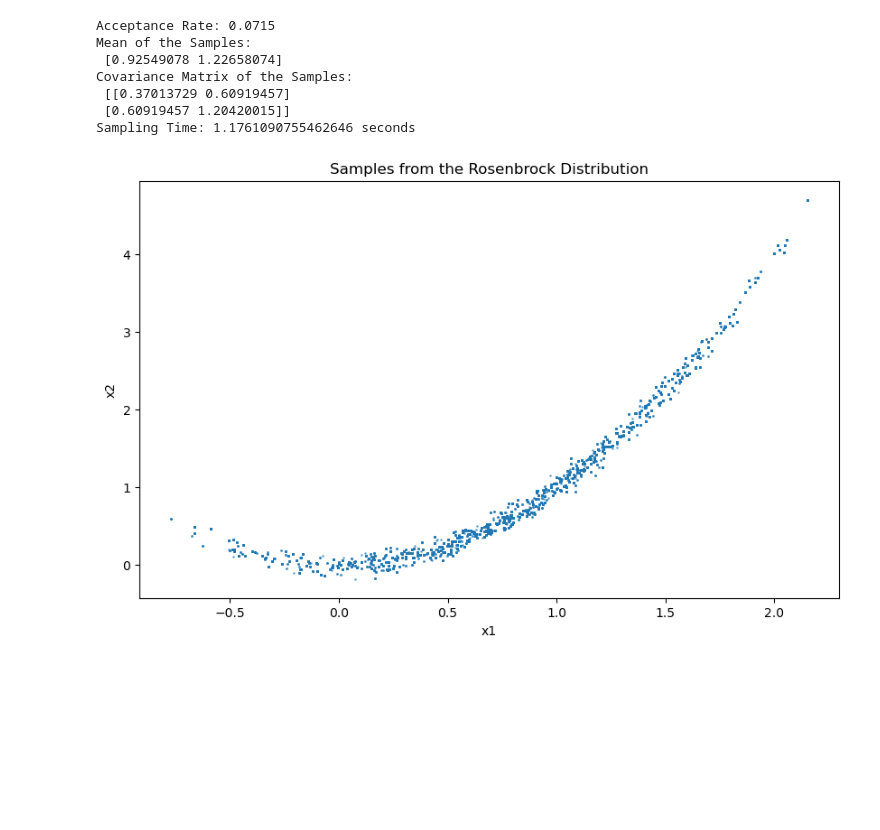
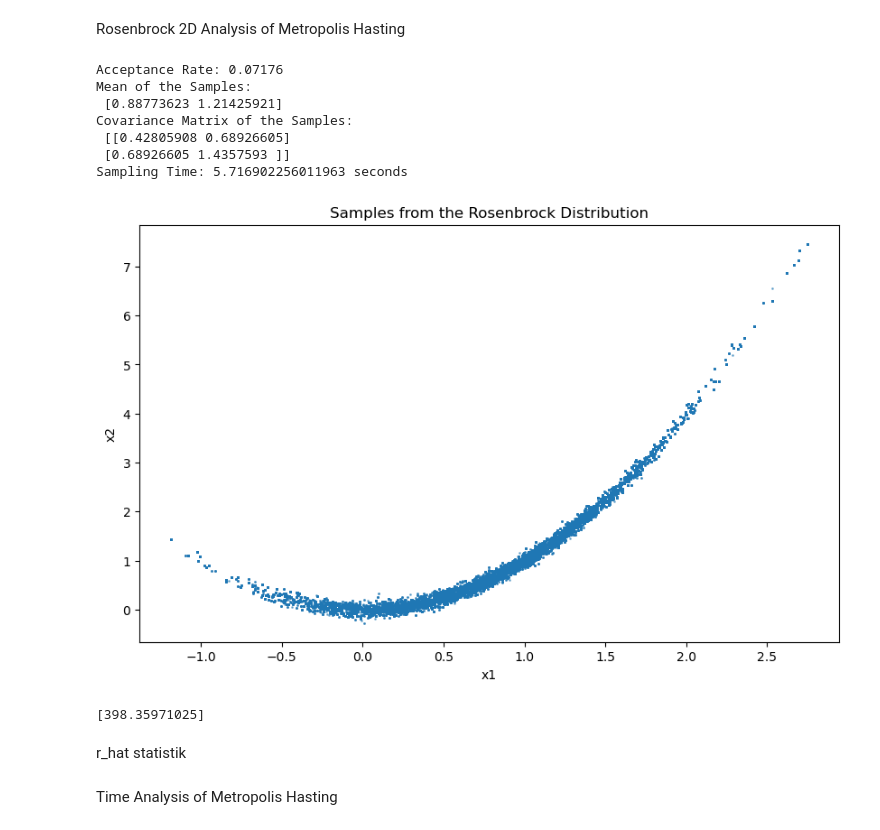
Before and after one commit to WengerMichael/HamiltonianMC, a Jupyter notebook: MetropolisHasting.ipynb, the cells around one changed output. Drawn from its saved outputs; the diff is of its cells as text; code cells hidden in the pictures; blank space fills up the shorter version.

```diff
--- a/MetropolisHasting.ipynb
+++ b/MetropolisHasting.ipynb
@@ -177,3 +215,5 @@ Sampling Time: 3.163864850997925 seconds
+# %% [markdown]
+Rosenbrock 2D Analysis of Metropolis Hasting
 # %%
 import numpy as np
 import matplotlib.pyplot as plt
@@ -181,40 +221,49 @@ import matplotlib.pyplot as plt
 # Define the Rosenbrock function
 def rosenbrock(x):
     return sum(100.0 * (x[1:] - x[:-1]**2.0)**2.0 + (1 - x[:-1])**2.0)
 
 # Transform the Rosenbrock function into a probability density function
 def rosenbrock_pdf(x):
     return np.exp(-rosenbrock(x))
 
 # Initialize the Metropolis-Hastings sampler
 initial_state = np.zeros(2)  # Start from the origin for simplicity
 MH_sampler_RB = MetropolisHastings(target_distr=rosenbrock_pdf, initial_state=initial_state, seed=42)
 
 # Generate 10,000 samples
-samples = MH_sampler_RB.sample(10000)
+samples = MH_sampler_RB.sample(50000)
 
 # Print the results
 print("Acceptance Rate:", MH_sampler_RB.acceptance_rate)
 print("Mean of the Samples:\n", MH_sampler_RB.mean)
 print("Covariance Matrix of the Samples:\n", MH_sampler_RB.covariance)
 print("Sampling Time:", MH_sampler_RB.time, "seconds")
 
 # Plotting the samples
 plt.figure(figsize=(10, 6))
 plt.scatter(samples[:, 0], samples[:, 1], s=1, alpha=0.5)
 plt.title("Samples from the Rosenbrock Distribution")
 plt.xlabel("x1")
 plt.ylabel("x2")
 plt.show()
 # %% [output]
-Acceptance Rate: 0.0715
+Acceptance Rate: 0.07176
 Mean of the Samples:
- [0.92549078 1.22658074]
+ [0.88773623 1.21425921]
 Covariance Matrix of the Samples:
- [[0.37013729 0.60919457]
- [0.60919457 1.20420015]]
-Sampling Time: 1.1761090755462646 seconds
+ [[0.42805908 0.68926605]
+ [0.68926605 1.4357593 ]]
+Sampling Time: 5.716902256011963 seconds
-[figure, old version]
+[figure, new version]
+# %%
+ac_rb = emcee.autocorr.integrated_time(MH_sampler_RB.samples)
+print(ac_rb)
+# %% [output]
+[398.35971025]
+# %% [markdown]
+r_hat statistik
+# %% [markdown]
+Time Analysis of Metropolis Hasting
 # %%
 # Define the target distribution: a multivariate Gaussian for any dimension
 def gaussian_target(mean, cov):
```
Also changed, not shown: parts of 11 cells of this notebook, 25 other files.
